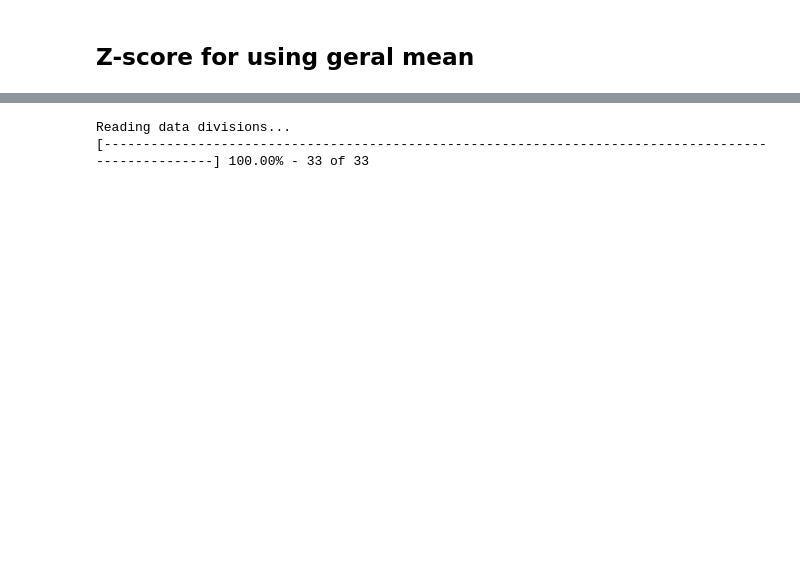
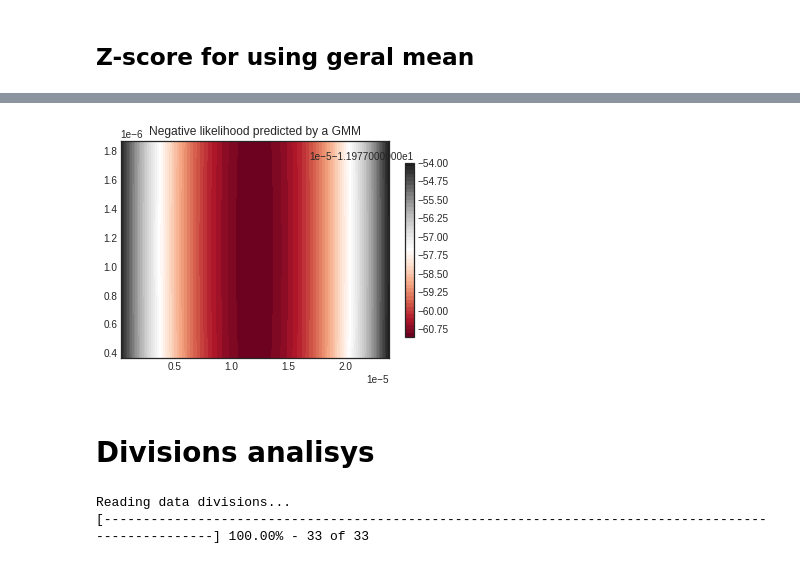
Before and after one commit to Esterci/Learning, a Jupyter notebook: Python/Anomaly_Detection/distribution-analysis/distribution-analyzer.ipynb, the cells around one changed output, grey strips where cells are left out. Saved outputs shown, nothing was run; the diff lists cells and outputs as text; code cells hidden in the pictures; blank space fills up the shorter version.

```diff
--- a/Python/Anomaly_Detection/distribution-analysis/distribution-analyzer.ipynb
+++ b/Python/Anomaly_Detection/distribution-analysis/distribution-analyzer.ipynb
@@ -554,0 +1199,26 @@ del fig
+# %%
+data = np.vstack((bg_euclidean_eval,bg_cosine_eval))
+
+data = data.T
+
+# fit a Gaussian Mixture Model with two components
+clf = mixture.GaussianMixture(n_components=2, covariance_type='full')
+clf.fit(data)
+
+# display predicted scores by the model as a contour plot
+x = bg_euclidean_eval
+y = bg_cosine_eval
+X, Y = np.meshgrid(x, y)
+XX = np.array([X.ravel(), Y.ravel()]).T
+Z = -clf.score_samples(XX)
+Z = Z.reshape(X.shape)
+
+CS = plt.contourf(X, Y, Z,50,cmap='RdGy')
+
+CB = plt.colorbar(CS, shrink=0.8, extend='both')
+
+plt.title('Negative likelihood predicted by a GMM')
+plt.axis('tight')
+plt.show()
+# %% [output]
+[figure, added]
@@ -555,3 +1248,5 @@ del fig
+# %% [markdown]
+# Divisions analisys
 # %%
 # define the paths into the container
 data_path  = 'data-divisions/*'
```
Also changed, not shown: parts of 20 cells of this notebook, 7 other files.
